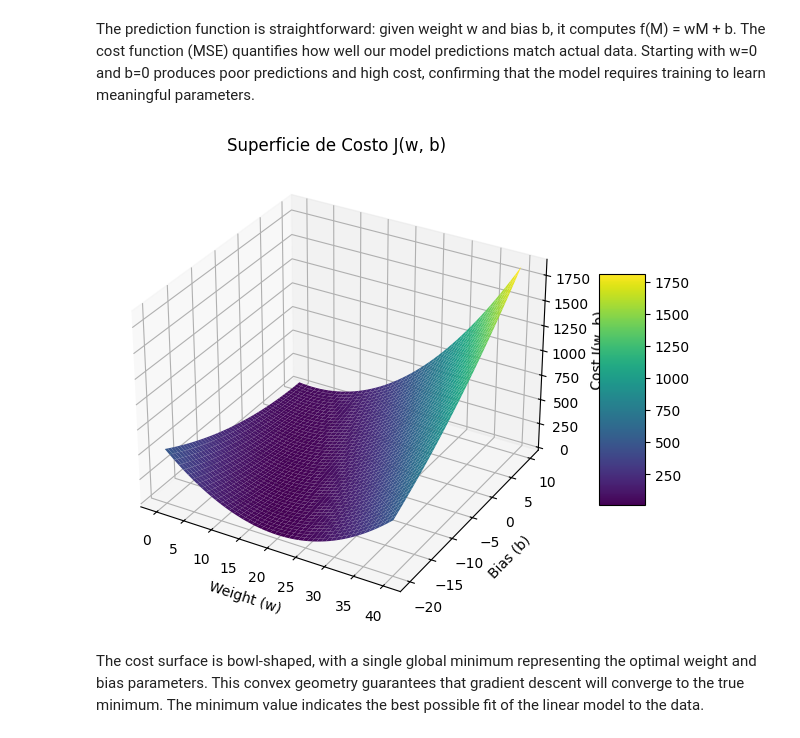
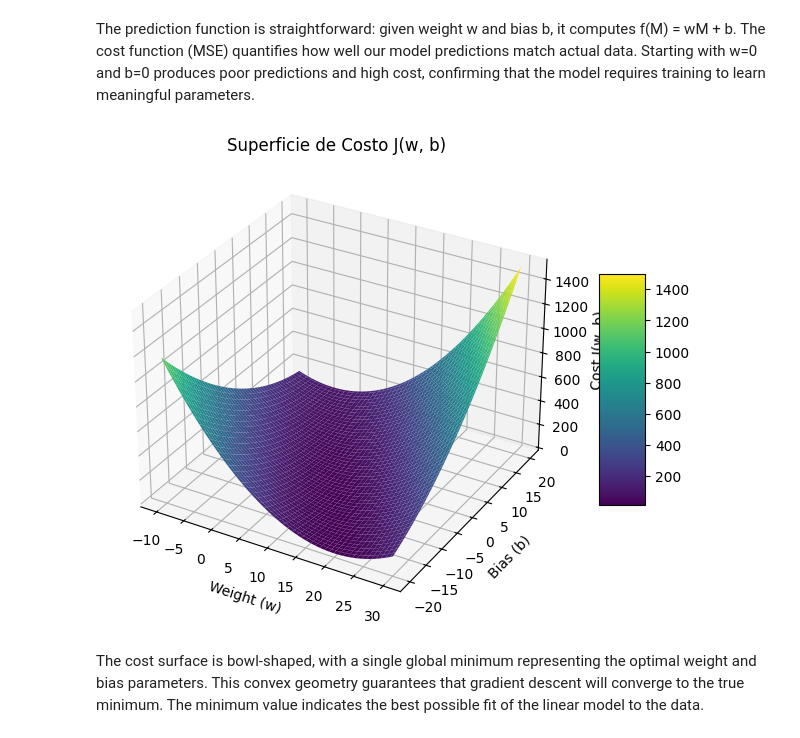
Before and after one commit to CRISTIANSILVAP/Regression-and-cloud-ready-AI-infrastructure, a Jupyter notebook: 01_part1_linreg_1feature.ipynb, the cells around one changed output. Saved outputs shown, nothing was run; the diff lists cells and outputs as text; code cells hidden in the pictures.

```diff
--- a/01_part1_linreg_1feature.ipynb
+++ b/01_part1_linreg_1feature.ipynb
@@ -88,34 +111,35 @@ The prediction function is straightforward: given weight w and bias b, it comput
 # %%
 #3. Cost surface (mandatory): evaluate J(w,b) on a grid of w and b. Plot a 3D surface or contour plot. Explain what the minimum represents.
 from mpl_toolkits.mplot3d import Axes3D
 from matplotlib import cm
 
-w_values = np.linspace(2.5, 3.5, 1000)
-b_values = np.linspace(0.5, 1.5, 1000)
+
+w_values = np.linspace(-10, 30, 100)
+b_values = np.linspace(-20, 20, 100)
 
 # Crear la malla (grid)
-W, B = np.meshgrid(w_vals, b_vals)
+W, B = np.meshgrid(w_values, b_values)
 J_vals = np.zeros_like(W)
 
 # Calcular J(w, b) para cada punto en la malla
 for i in range(W.shape[0]):
     for j in range(W.shape[1]):
         J_vals[i, j] = compute_cost(M, L, W[i, j], B[i, j])
 
 # Graficar la superficie
 fig = plt.figure(figsize=(8, 6))
 ax = fig.add_subplot(111, projection='3d')
 
 surf = ax.plot_surface(W, B, J_vals, cmap=cm.viridis, linewidth=0, antialiased=True)
 ax.set_xlabel('Weight (w)')
 ax.set_ylabel('Bias (b)')
 ax.set_zlabel('Cost J(w, b)')
 ax.set_title('Superficie de Costo J(w, b)')
 fig.colorbar(surf, shrink=0.5, aspect=5)
 
 plt.show()
 # %% [output]
-[figure, old version]
+[figure, new version]
 # %% [markdown]
 The cost surface is bowl-shaped, with a single global minimum representing the optimal weight and bias parameters. This convex geometry guarantees that gradient descent will converge to the true minimum. The minimum value indicates the best possible fit of the linear model to the data.
 # %%
```
Also changed, not shown: parts of 1 cell of this notebook.
